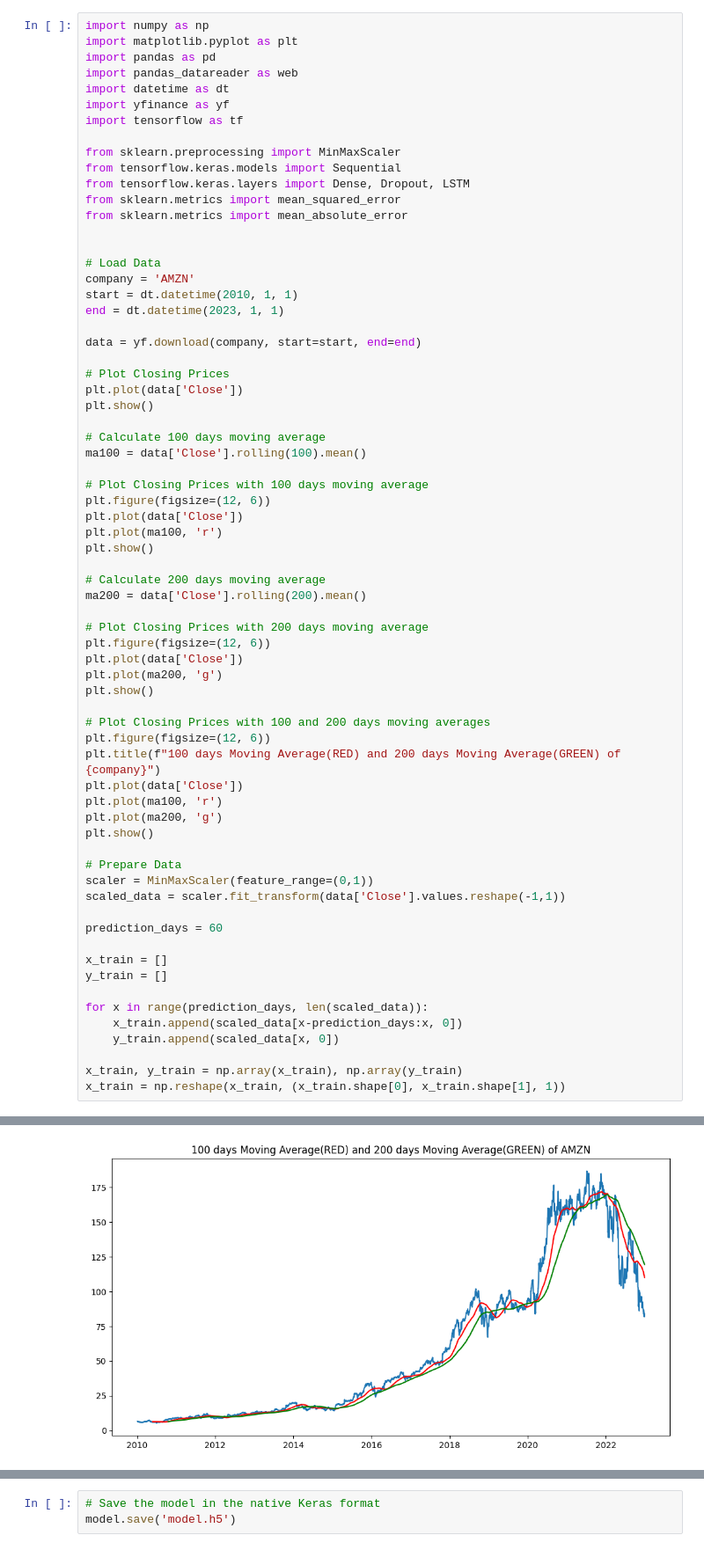
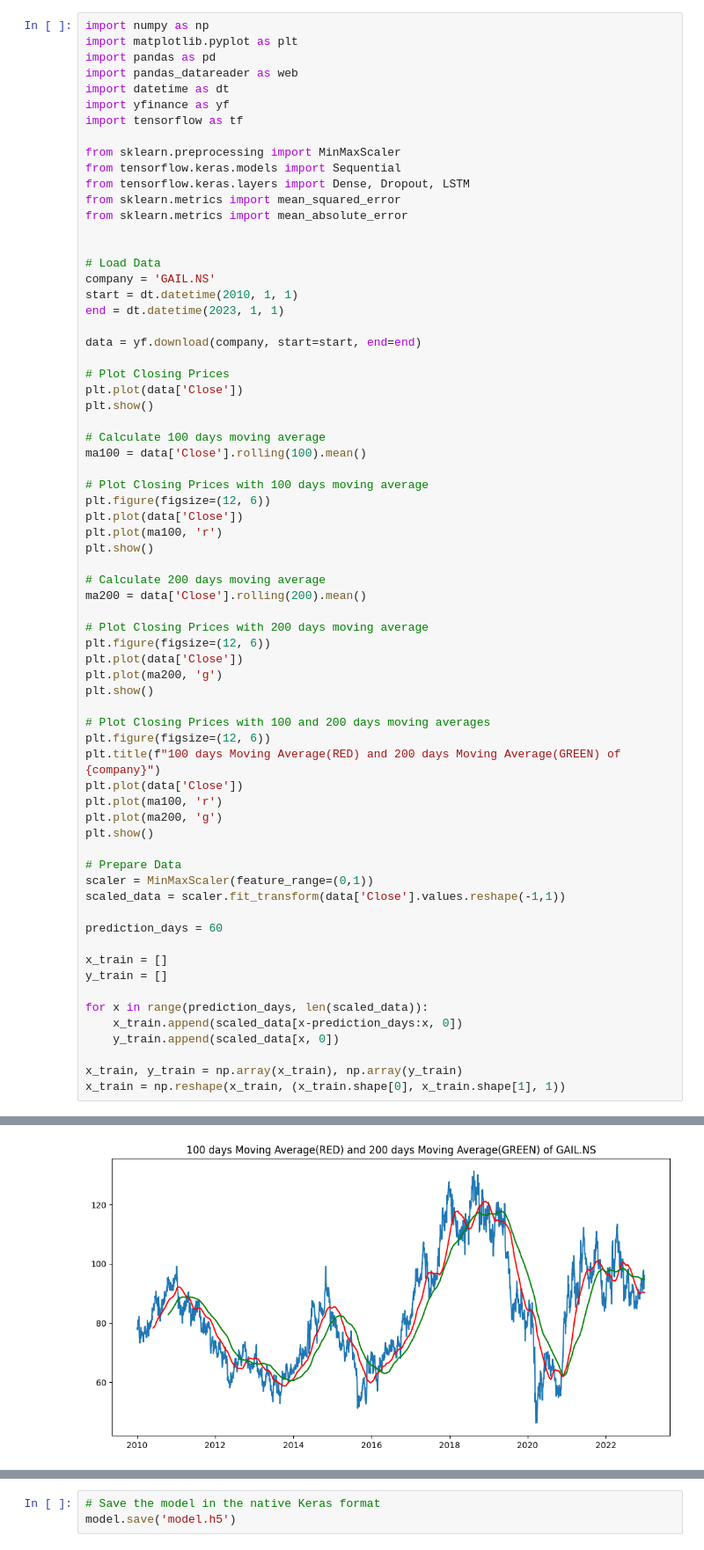
Before and after one commit to saiban99/Stock_Lstm_Arima, a Jupyter notebook: Model/LSTM_MODEL.ipynb, the cells around one changed output, grey strips where cells are left out. Shown: that part at 88% size. Saved outputs shown, nothing was run; the diff lists cells and outputs as text.

```diff
--- a/Model/LSTM_MODEL.ipynb
+++ b/Model/LSTM_MODEL.ipynb
@@ -15,7 +15,7 @@ from sklearn.metrics import mean_absolute_error
 
 
 # Load Data
-company = 'AMZN'
+company = 'GAIL.NS'
 start = dt.datetime(2010, 1, 1)
 end = dt.datetime(2023, 1, 1)
 
@@ -74,4 +74,4 @@ x_train = np.reshape(x_train, (x_train.shape[0], x_train.shape[1], 1))
-[figure, old version]
+[figure, new version]
 # %%
 #Build The Model
 
```
Also changed, not shown: parts of 3 cells of this notebook, 4 other files.
